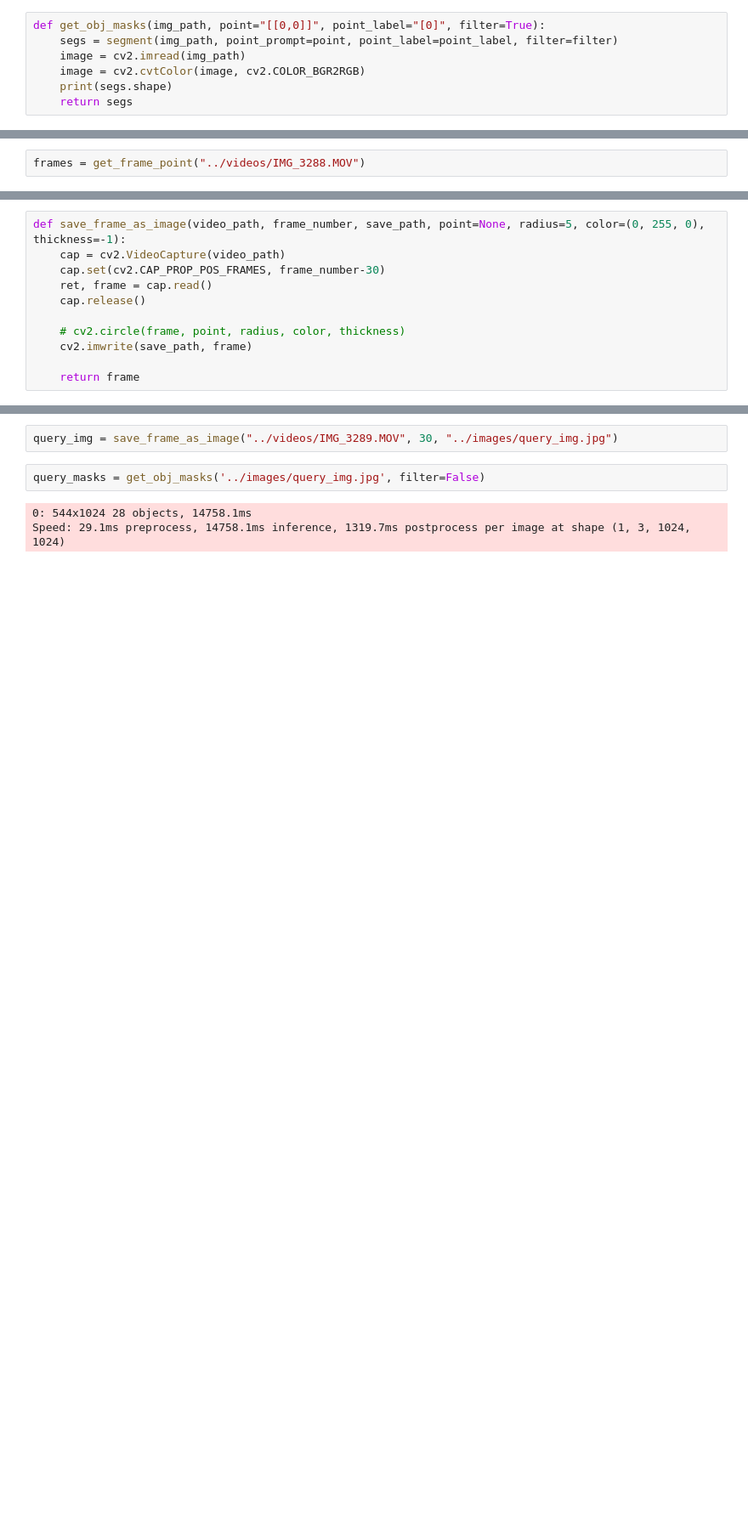
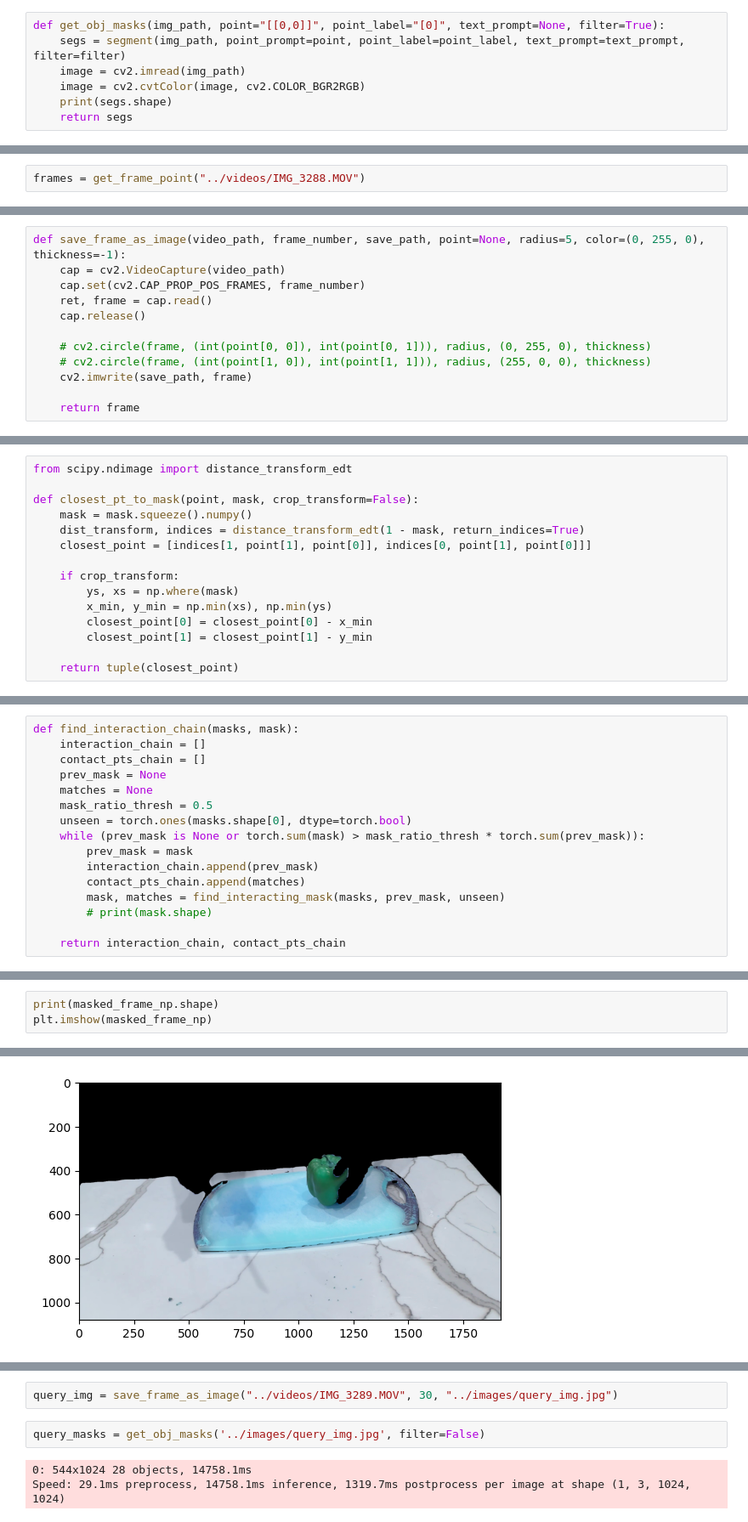
Before and after one commit to mimic-labs/mimic, a Jupyter notebook: segmentation/segmentation.ipynb, the cells around one changed output, grey strips where cells are left out. Shown at 85% size. Drawn from its saved outputs; the diff is of its cells as text; blank space fills up the shorter version.

Commit message:
Added interaction linked list logic

```diff
--- a/segmentation/segmentation.ipynb
+++ b/segmentation/segmentation.ipynb
@@ -44,8 +44,8 @@ def create_mask_images(original_image, masks):
 processor = AutoImageProcessor.from_pretrained('facebook/dinov2-base')
 model = AutoModel.from_pretrained('facebook/dinov2-base')
 # %%
-def get_obj_masks(img_path, point="[[0,0]]", point_label="[0]", filter=True):
-    segs = segment(img_path, point_prompt=point, point_label=point_label, filter=filter)
+def get_obj_masks(img_path, point="[[0,0]]", point_label="[0]", text_prompt=None, filter=True):
+    segs = segment(img_path, point_prompt=point, point_label=point_label, text_prompt=text_prompt, filter=filter)
     image = cv2.imread(img_path)
     image = cv2.cvtColor(image, cv2.COLOR_BGR2RGB)
     print(segs.shape)
@@ -232,11 +248,12 @@ print(frames)
 # %%
 def save_frame_as_image(video_path, frame_number, save_path, point=None, radius=5, color=(0, 255, 0), thickness=-1):
     cap = cv2.VideoCapture(video_path)
-    cap.set(cv2.CAP_PROP_POS_FRAMES, frame_number-30)
+    cap.set(cv2.CAP_PROP_POS_FRAMES, frame_number)
     ret, frame = cap.read()
     cap.release()
 
-    # cv2.circle(frame, point, radius, color, thickness)
+    # cv2.circle(frame, (int(point[0, 0]), int(point[0, 1])), radius, (0, 255, 0), thickness)
+    # cv2.circle(frame, (int(point[1, 0]), int(point[1, 1])), radius, (255, 0, 0), thickness)
     cv2.imwrite(save_path, frame)
 
     return frame
@@ -260,3 +276,18 @@ def sort_masks_by_interaction(finger_point, masks):
     sorted_interactions = sorted(interactions, key=lambda x: x[0])
     sorted_masks = torch.stack([mask for _, mask in sorted_interactions])
     return sorted_masks
+# %%
+from scipy.ndimage import distance_transform_edt
+
+def closest_pt_to_mask(point, mask, crop_transform=False):
+    mask = mask.squeeze().numpy()
+    dist_transform, indices = distance_transform_edt(1 - mask, return_indices=True)
+    closest_point = [indices[1, point[1], point[0]], indices[0, point[1], point[0]]]
+
+    if crop_transform:
+        ys, xs = np.where(mask)
+        x_min, y_min = np.min(xs), np.min(ys)
+        closest_point[0] = closest_point[0] - x_min
+        closest_point[1] = closest_point[1] - y_min
+
+    return tuple(closest_point)
@@ -262,0 +490,16 @@ def sort_masks_by_interaction(finger_point, masks):
+# %%
+def find_interaction_chain(masks, mask):
+    interaction_chain = []
+    contact_pts_chain = []
+    prev_mask = None
+    matches = None
+    mask_ratio_thresh = 0.5
+    unseen = torch.ones(masks.shape[0], dtype=torch.bool)
+    while (prev_mask is None or torch.sum(mask) > mask_ratio_thresh * torch.sum(prev_mask)):
+        prev_mask = mask
+        interaction_chain.append(prev_mask)
+        contact_pts_chain.append(matches)
+        mask, matches = find_interacting_mask(masks, prev_mask, unseen)
+        # print(mask.shape)
+
+    return interaction_chain, contact_pts_chain
@@ -311,0 +626,4 @@ torch.Size([15, 1080, 1920])
+# %%
+print(masked_frame_np.shape)
+plt.imshow(masked_frame_np)
+# %% [output]
@@ -311,0 +632 @@ torch.Size([15, 1080, 1920])
+[figure, added]
```
Also changed, not shown: parts of 15 cells of this notebook, 1 other file.
